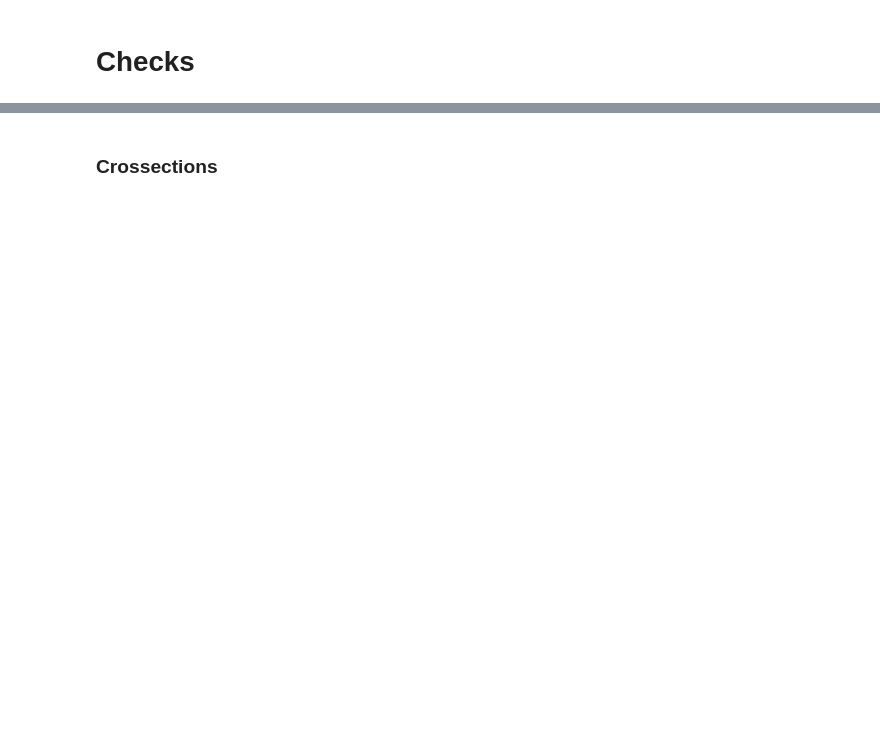
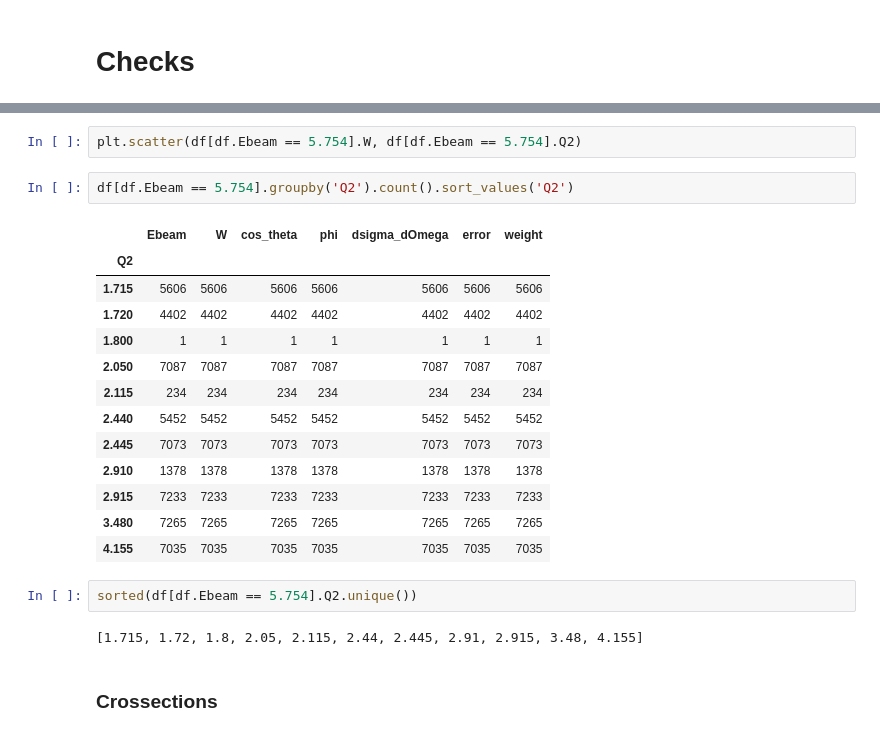
Before and after one commit to a-golda/MSU_interpol, a Jupyter notebook: training/cross_sections.ipynb, the cells around one changed output, grey strips where cells are left out. Cells and saved outputs as stored; diff of their text form; blank space fills up the shorter version.

```diff
--- a/training/cross_sections.ipynb
+++ b/training/cross_sections.ipynb
@@ -299,3 +317,25 @@ type(model)
+# %%
+plt.scatter(df[df.Ebeam == 5.754].W, df[df.Ebeam == 5.754].Q2)
+# %%
+df[df.Ebeam == 5.754].groupby('Q2').count().sort_values('Q2')
+# %% [output]
+|  | Ebeam | W | cos_theta | phi | dsigma_dOmega | error | weight |
+| Q2 |  |  |  |  |  |  |  |
+| 1.715 | 5606 | 5606 | 5606 | 5606 | 5606 | 5606 | 5606 |
+| 1.720 | 4402 | 4402 | 4402 | 4402 | 4402 | 4402 | 4402 |
+| 1.800 | 1 | 1 | 1 | 1 | 1 | 1 | 1 |
+| 2.050 | 7087 | 7087 | 7087 | 7087 | 7087 | 7087 | 7087 |
+| 2.115 | 234 | 234 | 234 | 234 | 234 | 234 | 234 |
+| 2.440 | 5452 | 5452 | 5452 | 5452 | 5452 | 5452 | 5452 |
+| 2.445 | 7073 | 7073 | 7073 | 7073 | 7073 | 7073 | 7073 |
+| 2.910 | 1378 | 1378 | 1378 | 1378 | 1378 | 1378 | 1378 |
+| 2.915 | 7233 | 7233 | 7233 | 7233 | 7233 | 7233 | 7233 |
+| 3.480 | 7265 | 7265 | 7265 | 7265 | 7265 | 7265 | 7265 |
+| 4.155 | 7035 | 7035 | 7035 | 7035 | 7035 | 7035 | 7035 |
+# %%
+sorted(df[df.Ebeam == 5.754].Q2.unique())
+# %% [output]
+[1.715, 1.72, 1.8, 2.05, 2.115, 2.44, 2.445, 2.91, 2.915, 3.48, 4.155]
 # %% [markdown]
 ### Crossections
 # %%
```
Also changed, not shown: parts of 4 cells of this notebook, 1 other file.
